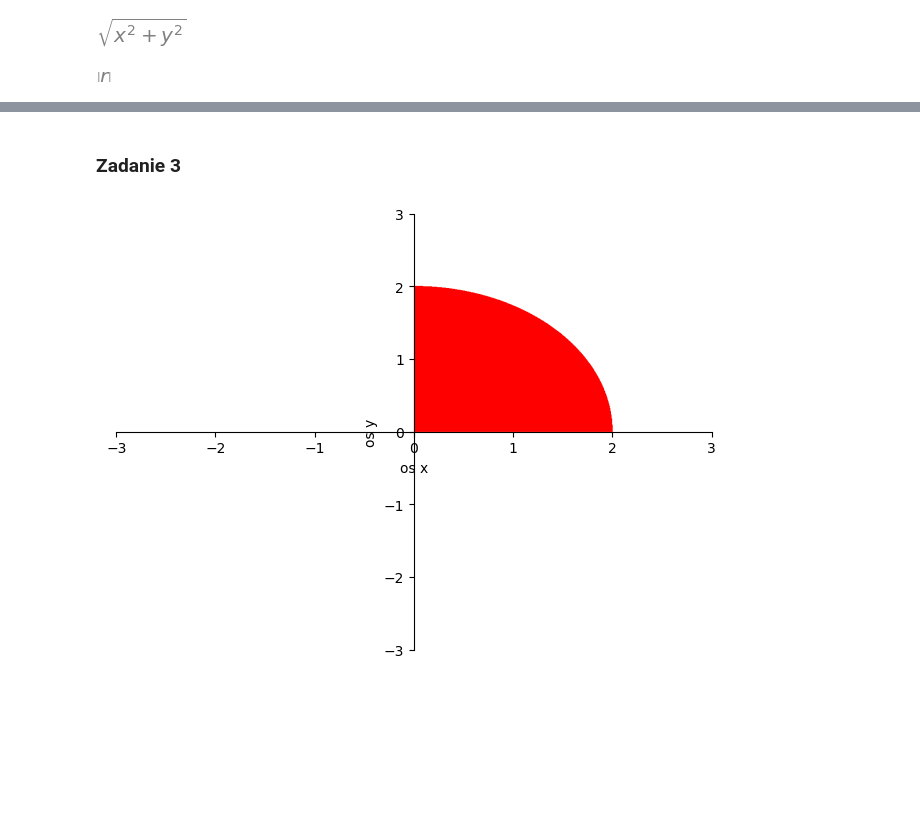
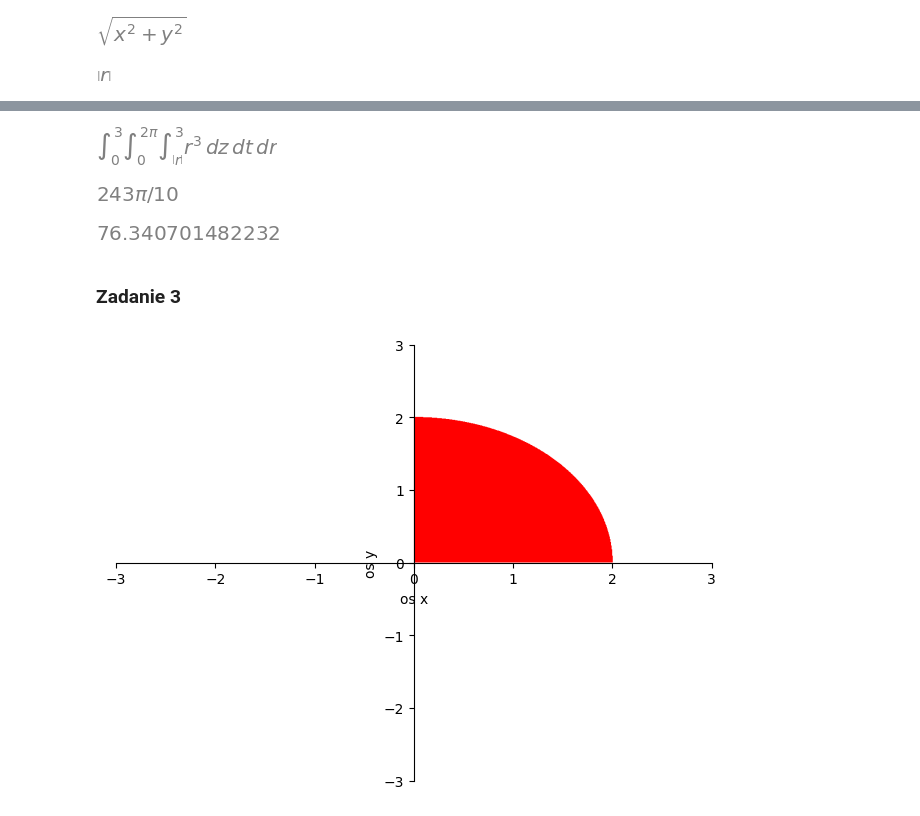
Before and after one commit to pzajaczkowski/ONWP, a Jupyter notebook: lista5/lista5.ipynb, the cells around one changed output, grey strips where cells are left out. Saved outputs shown, nothing was run; the diff lists cells and outputs as text; code cells hidden in the pictures; blank space fills up the shorter version.

```diff
--- a/lista5/lista5.ipynb
+++ b/lista5/lista5.ipynb
@@ -113,6 +129,14 @@ display(fzbs)
 # %%
 # b)
 cal = Integral(fun2_wal * r, (z, fzbs, 3), (t, 0, 2 * pi), (r, 0, 3))
+display(cal)
+cal_val = cal.doit()
+display(cal_val)
+display(cal_val.evalf())
+# %% [output]
+[figure, added]
+[figure, added]
+[figure, added]
 # %% [markdown]
 ### Zadanie 3
 # %%
```
Also changed, not shown: parts of 24 cells of this notebook, 1 other file.
